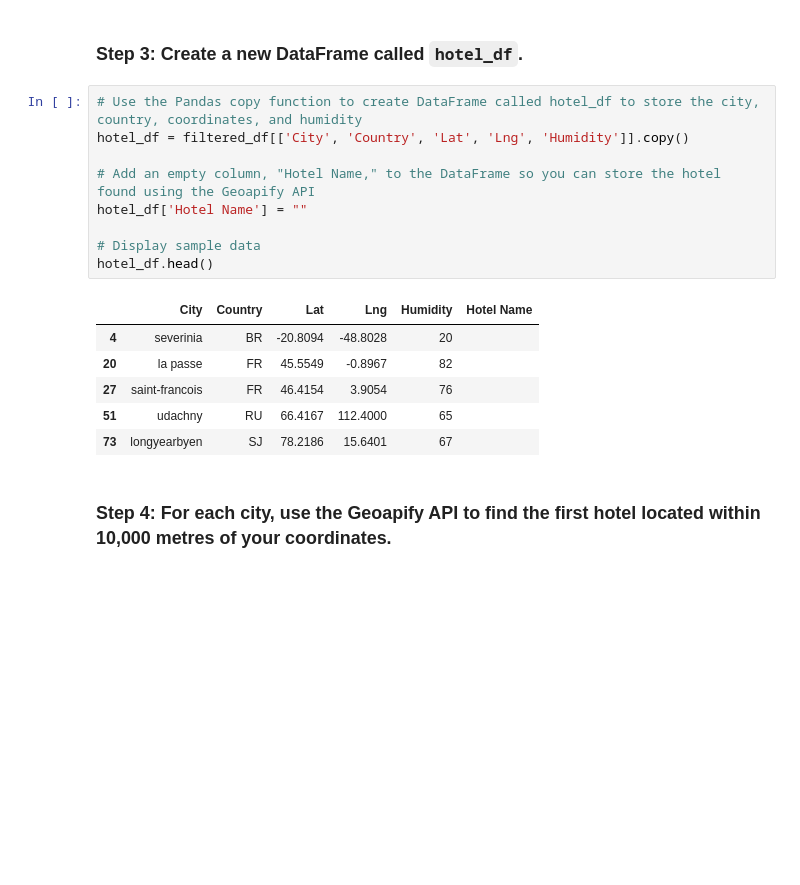
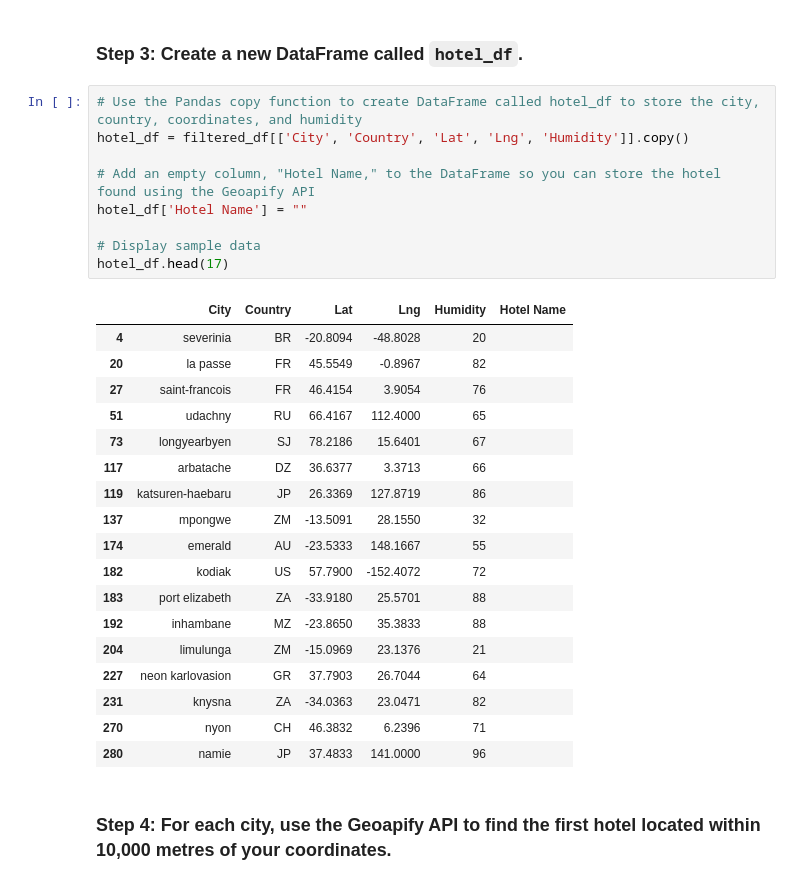
Before and after one commit to rinals/python-api-challenge, a Jupyter notebook: WeatherPy/VacationPy.ipynb, the cells around one changed output. Drawn from its saved outputs; the diff is of its cells as text; blank space fills up the shorter version.

```diff
--- a/WeatherPy/VacationPy.ipynb
+++ b/WeatherPy/VacationPy.ipynb
@@ -112,19 +81,31 @@ filtered_df.head()
 # %%
 # Use the Pandas copy function to create DataFrame called hotel_df to store the city, country, coordinates, and humidity
 hotel_df = filtered_df[['City', 'Country', 'Lat', 'Lng', 'Humidity']].copy()
 
 # Add an empty column, "Hotel Name," to the DataFrame so you can store the hotel found using the Geoapify API
 hotel_df['Hotel Name'] = ""
 
 # Display sample data
-hotel_df.head()
+hotel_df.head(17)
 # %% [output]
 |  | City | Country | Lat | Lng | Humidity | Hotel Name |
 | 4 | severinia | BR | -20.8094 | -48.8028 | 20 |  |
 | 20 | la passe | FR | 45.5549 | -0.8967 | 82 |  |
 | 27 | saint-francois | FR | 46.4154 | 3.9054 | 76 |  |
 | 51 | udachny | RU | 66.4167 | 112.4000 | 65 |  |
 | 73 | longyearbyen | SJ | 78.2186 | 15.6401 | 67 |  |
+| 117 | arbatache | DZ | 36.6377 | 3.3713 | 66 |  |
+| 119 | katsuren-haebaru | JP | 26.3369 | 127.8719 | 86 |  |
+| 137 | mpongwe | ZM | -13.5091 | 28.1550 | 32 |  |
+| 174 | emerald | AU | -23.5333 | 148.1667 | 55 |  |
+| 182 | kodiak | US | 57.7900 | -152.4072 | 72 |  |
+| 183 | port elizabeth | ZA | -33.9180 | 25.5701 | 88 |  |
+| 192 | inhambane | MZ | -23.8650 | 35.3833 | 88 |  |
+| 204 | limulunga | ZM | -15.0969 | 23.1376 | 21 |  |
+| 227 | neon karlovasion | GR | 37.7903 | 26.7044 | 64 |  |
+| 231 | knysna | ZA | -34.0363 | 23.0471 | 82 |  |
+| 270 | nyon | CH | 46.3832 | 6.2396 | 71 |  |
+| 280 | namie | JP | 37.4833 | 141.0000 | 96 |  |
 # %% [markdown]
 ### Step 4: For each city, use the Geoapify API to find the first hotel located within 10,000 metres of your coordinates.
 # %%
```
Also changed, not shown: parts of 4 cells of this notebook.
